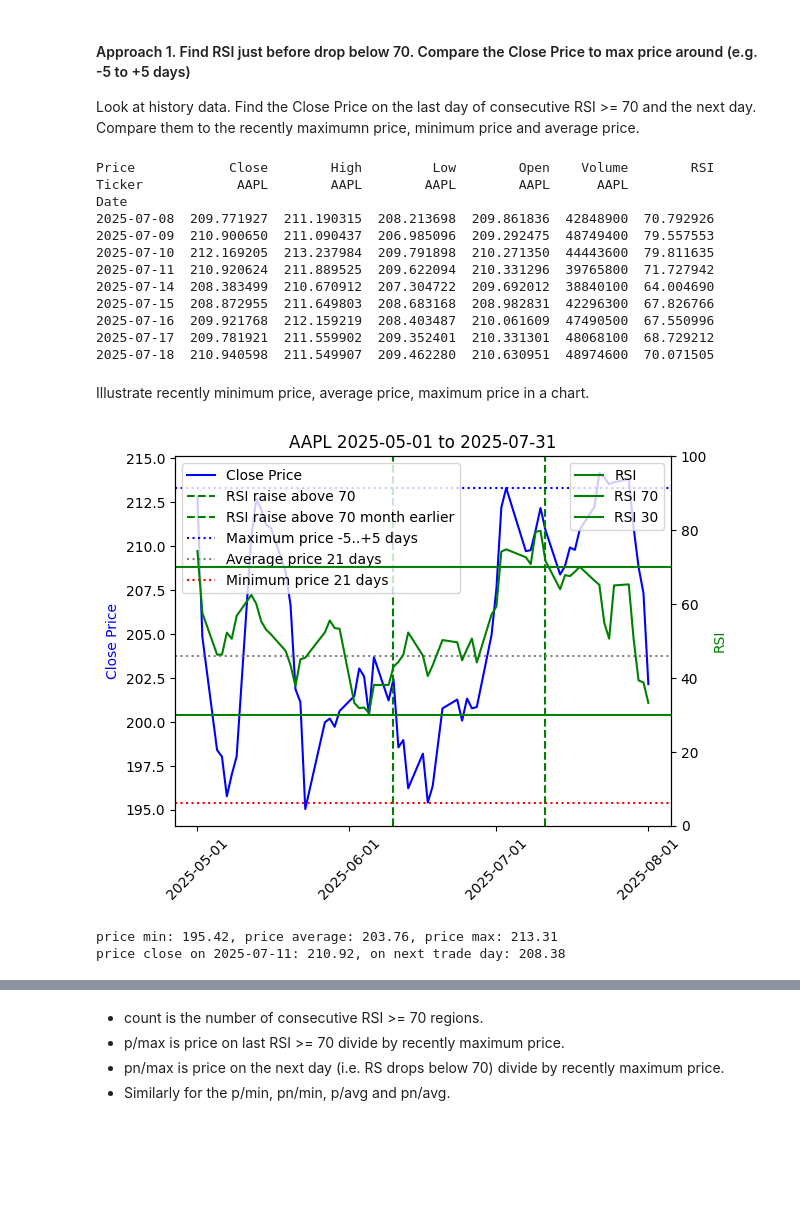
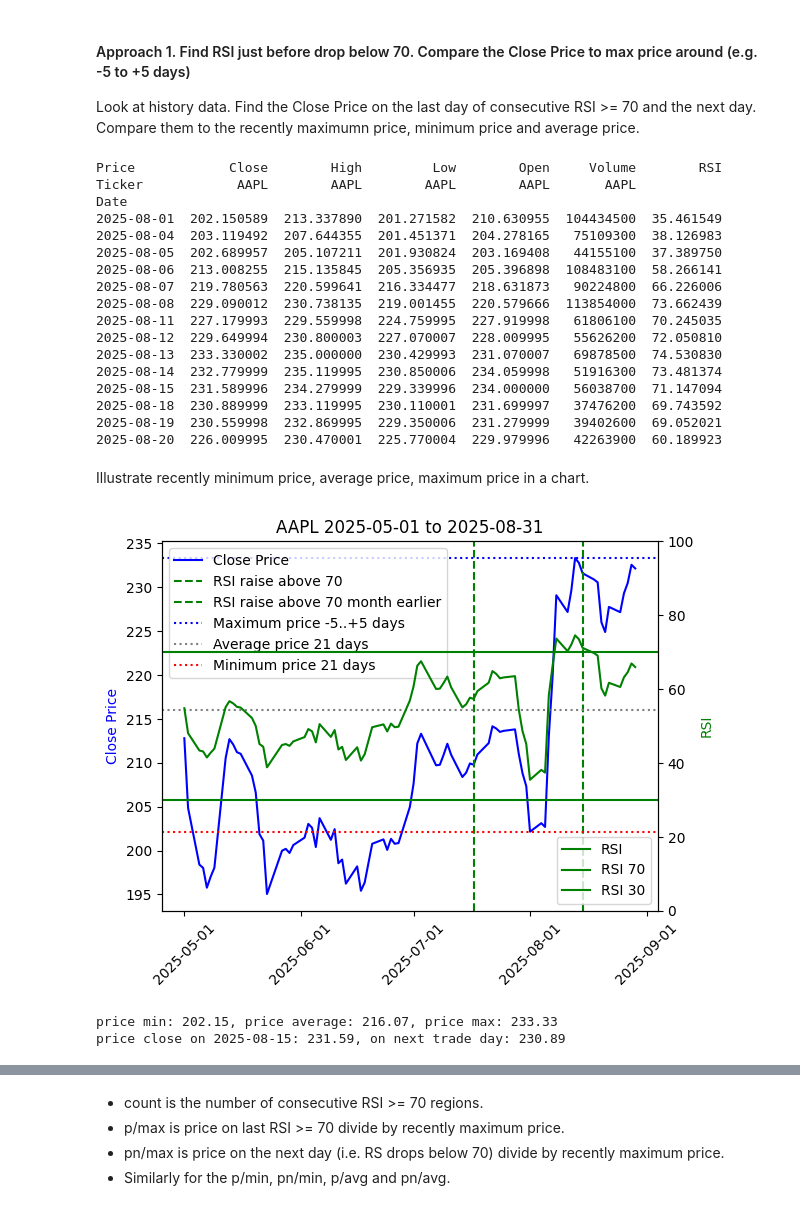
Before and after one commit to thyung/stock_price_vs_rsi, a Jupyter notebook: price_vs_rsi.ipynb, the cells around one changed output, grey strips where cells are left out. Cells and saved outputs as stored; diff of their text form; code cells hidden in the pictures; blank space fills up the shorter version.

Commit message:
revise RSI average_method

```diff
--- a/price_vs_rsi.ipynb
+++ b/price_vs_rsi.ipynb
@@ -56,7 +115,7 @@ def prepare_df(ticker, days=0, start_date='2024-09-01', end_date='2025-08-31'):
 # %% [markdown]
 Plot AAPL Close Price and RSI
 # %%
-df_aapl = prepare_df('AAPL')
+df_aapl = prepare_df('AAPL', average_method='smma')
 # %%
 def plot_price_rsi(df):
     fig, ax1 = plt.subplots()
@@ -107,66 +166,71 @@ def get_price_min(df, start_index, end_index):
 def get_price_max(df, start_index, end_index):
     return df.iloc[start_index:end_index]['Close'].max().iloc[-1]
 # %%
-df_aapl_5_7 = df_aapl['2025-05-01':'2025-07-31']
+df_aapl_5_8 = df_aapl['2025-05-01':'2025-08-31']
 pd.set_option('display.max_rows', None)
 pd.set_option('display.expand_frame_repr', False)
-print(df_aapl_5_7['2025-07-08':'2025-07-18'])
+print(df_aapl_5_8['2025-08-01':'2025-08-20'])
 pd.reset_option('display.max_rows')
 pd.reset_option('display.expand_frame_repr')
 # %% [output]
-Price            Close        High         Low        Open    Volume        RSI
-Ticker            AAPL        AAPL        AAPL        AAPL      AAPL
+Price            Close        High         Low        Open     Volume        RSI
+Ticker            AAPL        AAPL        AAPL        AAPL       AAPL
 Date
-2025-07-08  209.771927  211.190315  208.213698  209.861836  42848900  70.792926
-2025-07-09  210.900650  211.090437  206.985096  209.292475  48749400  79.557553
-2025-07-10  212.169205  213.237984  209.791898  210.271350  44443600  79.811635
-2025-07-11  210.920624  211.889525  209.622094  210.331296  39765800  71.727942
-2025-07-14  208.383499  210.670912  207.304722  209.692012  38840100  64.004690
-2025-07-15  208.872955  211.649803  208.683168  208.982831  42296300  67.826766
-2025-07-16  209.921768  212.159219  208.403487  210.061609  47490500  67.550996
-2025-07-17  209.781921  211.559902  209.352401  210.331301  48068100  68.729212
-2025-07-18  210.940598  211.549907  209.462280  210.630951  48974600  70.071505
+2025-08-01  202.150589  213.337890  201.271582  210.630955  104434500  35.461549
+2025-08-04  203.119492  207.644355  201.451371  204.278165   75109300  38.126983
+2025-08-05  202.689957  205.107211  201.930824  203.169408   44155100  37.389750
+2025-08-06  213.008255  215.135845  205.356935  205.396898  108483100  58.266141
+2025-08-07  219.780563  220.599641  216.334477  218.631873   90224800  66.226006
+2025-08-08  229.090012  230.738135  219.001455  220.579666  113854000  73.662439
+2025-08-11  227.179993  229.559998  224.759995  227.919998   61806100  70.245035
+2025-08-12  229.649994  230.800003  227.070007  228.009995   55626200  72.050810
+2025-08-13  233.330002  235.000000  230.429993  231.070007   69878500  74.530830
+2025-08-14  232.779999  235.119995  230.850006  234.059998   51916300  73.481374
+2025-08-15  231.589996  234.279999  229.339996  234.000000   56038700  71.147094
+2025-08-18  230.889999  233.119995  230.110001  231.699997   37476200  69.743592
+2025-08-19  230.559998  232.869995  229.350006  231.279999   39402600  69.052021
+2025-08-20  226.009995  230.470001  225.770004  229.979996   42263900  60.189923
 # %% [markdown]
 Illustrate recently minimum price, average price, maximum price in a chart.
 # %%
-# RSI just above 70 on 2025-07-11 and drop below 70 on 2025-07-14 (next trade day)
-EVENT_DATE_STR = '2025-07-11'
-df_aapl_5_7 = df_aapl['2025-05-01':'2025-08-01']
+# RSI just above 70 on 2025-08-15 and drop below 70 on 2025-08-18 (next trade day)
+EVENT_DATE_STR = '2025-08-15'
+df_aapl_5_8 = df_aapl['2025-05-01':'2025-08-31']
 fig, ax1 = plt.subplots()
-plt.title('AAPL 2025-05-01 to 2025-07-31')
-ax1.plot(df_aapl_5_7.index, df_aapl_5_7['Close'], label='Close Price', color='blue')
+plt.title('AAPL 2025-05-01 to 2025-08-31')
+ax1.plot(df_aapl_5_8.index, df_aapl_5_8['Close'], label='Close Price', color='blue')
 event_date = pd.to_datetime(EVENT_DATE_STR)
-event_date_month_earlier = df_aapl_5_7.index[df_aapl_5_7.index.get_loc(EVENT_DATE_STR) - LEFT_MIN]
+event_date_month_earlier = df_aapl_5_8.index[df_aapl_5_8.index.get_loc(EVENT_DATE_STR) - LEFT_MIN]
 ax1.axvline(x=event_date, color='g', linestyle='--', label='RSI raise above 70')
 ax1.axvline(x=event_date_month_earlier, color='g', linestyle='--', label='RSI raise above 70 month earlier')
-price_min = get_price_min(df_aapl_5_7, df_aapl_5_7.index.get_loc(EVENT_DATE_STR) - LEFT_MIN, df_aapl_5_7.index.get_loc(EVENT_DATE_STR) + 1)
-price_average = get_price_average(df_aapl_5_7, df_aapl_5_7.index.get_loc(EVENT_DATE_STR) - LEFT_AVERAGE, df_aapl_5_7.index.get_loc(EVENT_DATE_STR) + 1)
-price_max = get_price_max(df_aapl_5_7, df_aapl_5_7.index.get_loc(EVENT_DATE_STR) - LEFT_MAX, df_aapl_5_7.index.get_loc(EVENT_DATE_STR) + RIGHT_MAX + 1)
+price_min = get_price_min(df_aapl_5_8, df_aapl_5_8.index.get_loc(EVENT_DATE_STR) - LEFT_MIN, df_aapl_5_8.index.get_loc(EVENT_DATE_STR) + 1)
+price_average = get_price_average(df_aapl_5_8, df_aapl_5_8.index.get_loc(EVENT_DATE_STR) - LEFT_AVERAGE, df_aapl_5_8.index.get_loc(EVENT_DATE_STR) + 1)
+price_max = get_price_max(df_aapl_5_8, df_aapl_5_8.index.get_loc(EVENT_DATE_STR) - LEFT_MAX, df_aapl_5_8.index.get_loc(EVENT_DATE_STR) + RIGHT_MAX + 1)
 ax1.axhline(y=price_max, color='b', linestyle=':', label=f'Maximum price -{LEFT_MAX}..+{RIGHT_MAX} days')
 ax1.axhline(y=price_average, color='grey', linestyle=':', label=f'Average price {LEFT_AVERAGE} days')
 ax1.axhline(y=price_min, color='r', linestyle=':', label=f'Minimum price {LEFT_MIN} days')
 ax1.xaxis.set_major_locator(mdates.MonthLocator(interval=1))
 ax1.xaxis.set_major_formatter(mdates.DateFormatter('%Y-%m-%d'))
 plt.xticks(rotation=45)
 ax1.set_ylabel('Close Price', color='blue')
 ax1.legend(loc='upper left')
 ax2 = ax1.twinx()
-ax2.plot(df_aapl_5_7.index, df_aapl_5_7['RSI'], label='RSI', color='g')
+ax2.plot(df_aapl_5_8.index, df_aapl_5_8['RSI'], label='RSI', color='g')
 ax2.set_ylabel('RSI', color='g')
 ax2.axhline(y=70, color='g', linestyle='-', label='RSI 70')
 ax2.axhline(y=30, color='g', linestyle='-', label='RSI 30')
 ax2.set_ylim(0, 100)
-ax2.legend(loc='upper right')
+ax2.legend(loc='lower right')
 plt.show()
 print(f'price min: {price_min:.2f}, price average: {price_average:.2f}, price max: {price_max:.2f}')
 print('price close on {}: {:.2f}, on next trade day: {:.2f}'.format(
     EVENT_DATE_STR,
-    df_aapl_5_7.iloc[df_aapl_5_7.index.get_loc(EVENT_DATE_STR)].iloc[0],
-    df_aapl_5_7.iloc[df_aapl_5_7.index.get_loc(EVENT_DATE_STR) + 1].iloc[0]))
+    df_aapl_5_8.iloc[df_aapl_5_8.index.get_loc(EVENT_DATE_STR)].iloc[0],
+    df_aapl_5_8.iloc[df_aapl_5_8.index.get_loc(EVENT_DATE_STR) + 1].iloc[0]))
 # %% [output]
-[figure, old version]
+[figure, new version]
-price min: 195.42, price average: 203.76, price max: 213.31
-price close on 2025-07-11: 210.92, on next trade day: 208.38
+price min: 202.15, price average: 216.07, price max: 233.33
+price close on 2025-08-15: 231.59, on next trade day: 230.89
 # %% [markdown]
 Above figure,
 1. Area between 2 green dash vertical lines are used to calculate the price minimum and average price.
```
Also changed, not shown: parts of 19 cells of this notebook.
